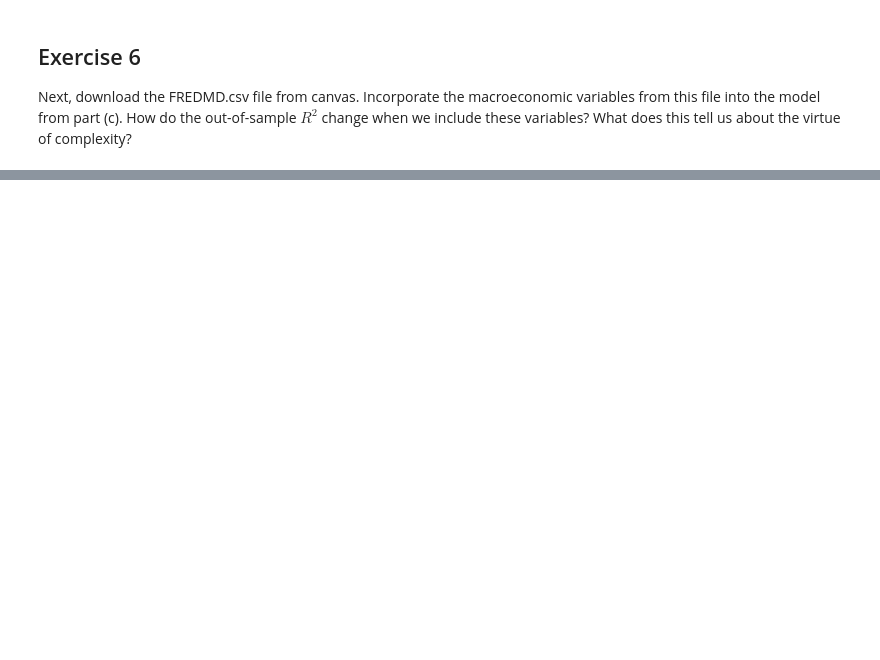
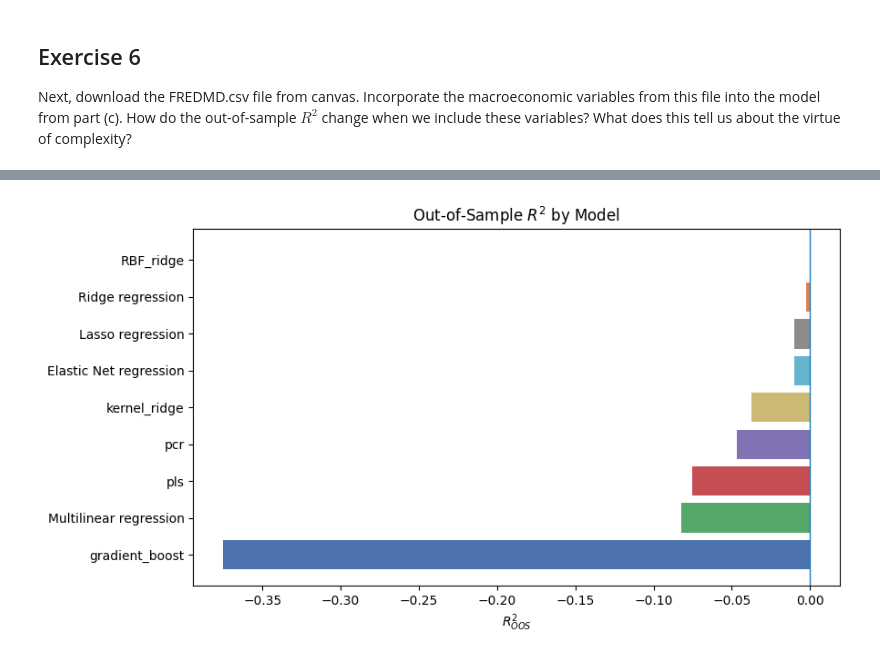
Before and after one commit to se101/ML-in-Finance, a Jupyter notebook: Homework_1_Rodrigo.ipynb, the cells around one changed output, grey strips where cells are left out. Saved outputs shown, nothing was run; the diff lists cells and outputs as text; code cells hidden in the pictures; blank space fills up the shorter version.

```diff
--- a/Homework_1_Rodrigo.ipynb
+++ b/Homework_1_Rodrigo.ipynb
@@ -604,0 +749,39 @@ df_full.dropna(axis = 0)
+# %%
+df_final_statistics = df_exercise_7_1.filter(like = "r_squared").copy()
+df_final_statistics.columns = [x.replace("r_squared_oos_", "") for x in df_final_statistics.columns]
+df_final_statistics["RBF_ridge"] = df_full_data_oos["financial_variables"]
+df_final_statistics = pd.merge(df_final_statistics, df_oos_linear_models, left_index=True, right_index = True)
+# %%
+df_last_value = df_final_statistics[df_final_statistics.index == df_final_statistics.index.max()]
+df_last_value = df_last_value.transpose()
+df_last_value.columns = ["r_squared_oos"]
+df_last_value.sort_values(by = ["r_squared_oos"], inplace = True)
+# %%
+# df_last_value: DataFrame/Series con índice = modelos y columna = r_squared_oos
+# Si es Series, convierte a DataFrame:
+df_plot = df_last_value.copy()
+if hasattr(df_plot, "to_frame") and not hasattr(df_plot, "columns"):
+    df_plot = df_plot.to_frame(name="r_squared_oos")
+
+# Si tu DF ya tiene esa columna, esto funciona igual
+df_plot = df_plot.reset_index()
+df_plot.columns = ["model", "r_squared_oos"]
+df_plot = df_plot.sort_values("r_squared_oos")  # peor -> mejor
+
+# 1 color por barra (paleta sobria)
+colors = [
+ "#4C72B0", "#55A868", "#C44E52", "#8172B3",
+    "#CCB974", "#64B5CD", "#8C8C8C", "#DD8452"
+]
+# Si hay más modelos que colores, los cicla
+colors = (colors * ((len(df_plot) // len(colors)) + 1))[:len(df_plot)]
+
+plt.figure(figsize=(9, 5))
+plt.barh(df_plot["model"], df_plot["r_squared_oos"], color=colors)
+plt.axvline(0, linewidth=1)
+plt.xlabel(r"$R^2_{OOS}$")
+plt.title("Out-of-Sample $R^2$ by Model")
+plt.tight_layout()
+plt.show()
+# %% [output]
+[figure, added]
```
Also changed, not shown: parts of 10 cells of this notebook.
